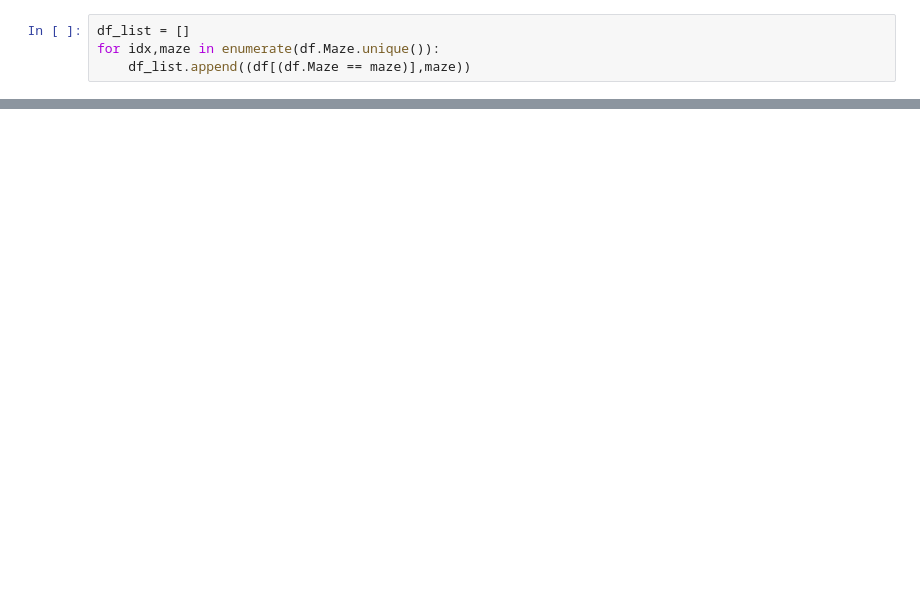
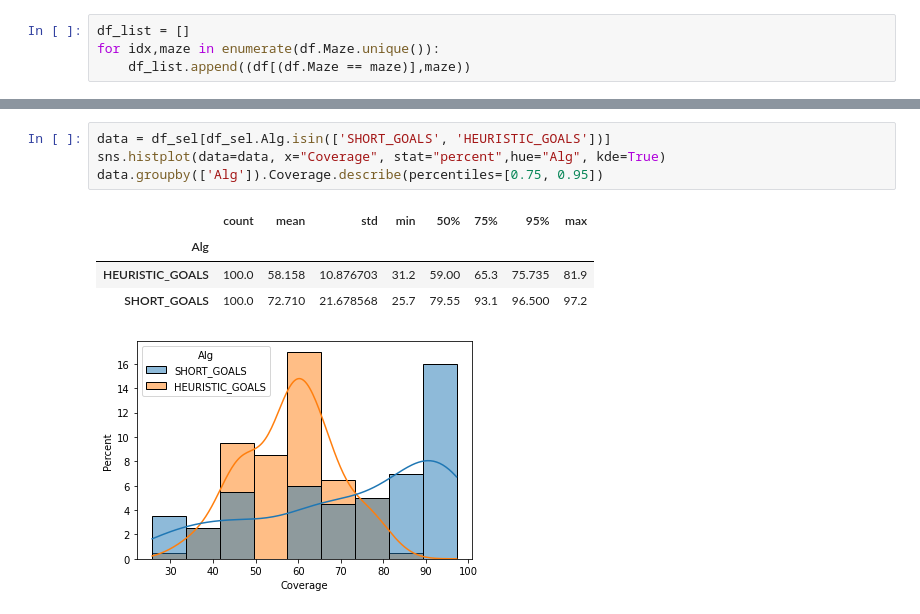
Before and after one commit to magicpai/virtualmaze, a Jupyter notebook: analysis.ipynb, the cells around one changed output, grey strips where cells are left out. Saved outputs shown, nothing was run; the diff lists cells and outputs as text; blank space fills up the shorter version.

```diff
--- a/analysis.ipynb
+++ b/analysis.ipynb
@@ -145,0 +84,10 @@ df_sel.groupby(['Alg']).Score.describe(percentiles=[0.75, 0.95])
+# %%
+data = df_sel[df_sel.Alg.isin(['SHORT_GOALS', 'HEURISTIC_GOALS'])]
+sns.histplot(data=data, x="Coverage", stat="percent",hue="Alg", kde=True)
+data.groupby(['Alg']).Coverage.describe(percentiles=[0.75, 0.95])
+# %% [output]
+|  | count | mean | std | min | 50% | 75% | 95% | max |
+| Alg |  |  |  |  |  |  |  |  |
+| HEURISTIC_GOALS | 100.0 | 58.158 | 10.876703 | 31.2 | 59.00 | 65.3 | 75.735 | 81.9 |
+| SHORT_GOALS | 100.0 | 72.710 | 21.678568 | 25.7 | 79.55 | 93.1 | 96.500 | 97.2 |
+[figure, added]
```
Also changed, not shown: parts of 64 cells of this notebook.
